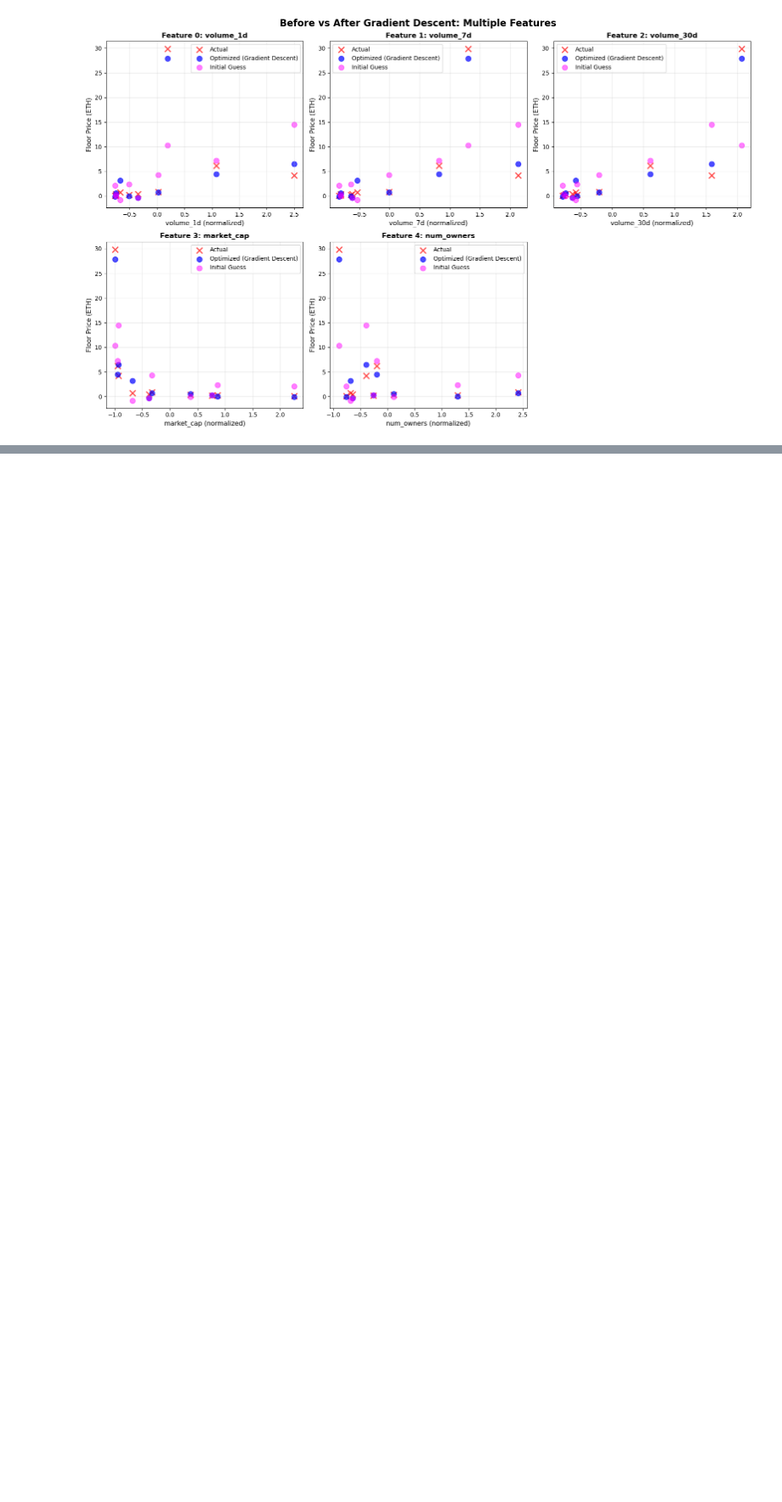
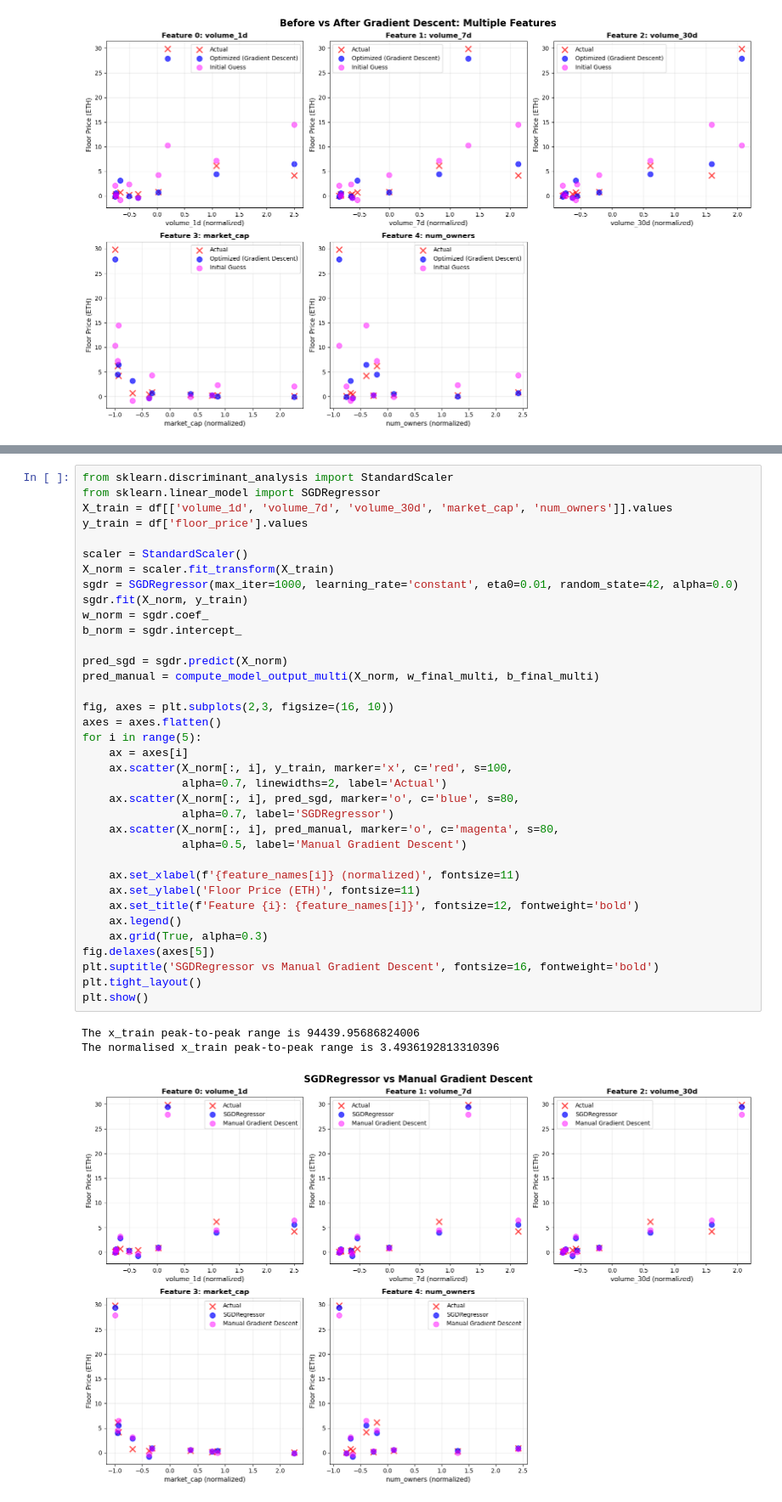
Before and after one commit to Ismailabdulraheem/Machine-Learning, a Jupyter notebook: NFT Data.ipynb, the cells around one changed output, grey strips where cells are left out. Shown at 85% size. Drawn from its saved outputs; the diff is of its cells as text; blank space fills up the shorter version.

```diff
--- a/NFT Data.ipynb
+++ b/NFT Data.ipynb
@@ -293,0 +296,40 @@ plt.show()
+# %%
+from sklearn.discriminant_analysis import StandardScaler
+from sklearn.linear_model import SGDRegressor
+X_train = df[['volume_1d', 'volume_7d', 'volume_30d', 'market_cap', 'num_owners']].values
+y_train = df['floor_price'].values
+
+scaler = StandardScaler()
+X_norm = scaler.fit_transform(X_train)
+sgdr = SGDRegressor(max_iter=1000, learning_rate='constant', eta0=0.01, random_state=42, alpha=0.0)
+sgdr.fit(X_norm, y_train)
+w_norm = sgdr.coef_
+b_norm = sgdr.intercept_
+
+pred_sgd = sgdr.predict(X_norm)
+pred_manual = compute_model_output_multi(X_norm, w_final_multi, b_final_multi)
+
+fig, axes = plt.subplots(2,3, figsize=(16, 10))
+axes = axes.flatten()
+for i in range(5):
+    ax = axes[i]
+    ax.scatter(X_norm[:, i], y_train, marker='x', c='red', s=100,
+               alpha=0.7, linewidths=2, label='Actual')
+    ax.scatter(X_norm[:, i], pred_sgd, marker='o', c='blue', s=80,
+               alpha=0.7, label='SGDRegressor')
+    ax.scatter(X_norm[:, i], pred_manual, marker='o', c='magenta', s=80,
+               alpha=0.5, label='Manual Gradient Descent')
+
+    ax.set_xlabel(f'{feature_names[i]} (normalized)', fontsize=11)
+    ax.set_ylabel('Floor Price (ETH)', fontsize=11)
+    ax.set_title(f'Feature {i}: {feature_names[i]}', fontsize=12, fontweight='bold')
+    ax.legend()
+    ax.grid(True, alpha=0.3)
+fig.delaxes(axes[5])
+plt.suptitle('SGDRegressor vs Manual Gradient Descent', fontsize=16, fontweight='bold')
+plt.tight_layout()
+plt.show()
+# %% [output]
+The x_train peak-to-peak range is 94439.95686824006
+The normalised x_train peak-to-peak range is 3.4936192813310396
+[figure, added]
```
Also changed, not shown: parts of 1 cell of this notebook.
